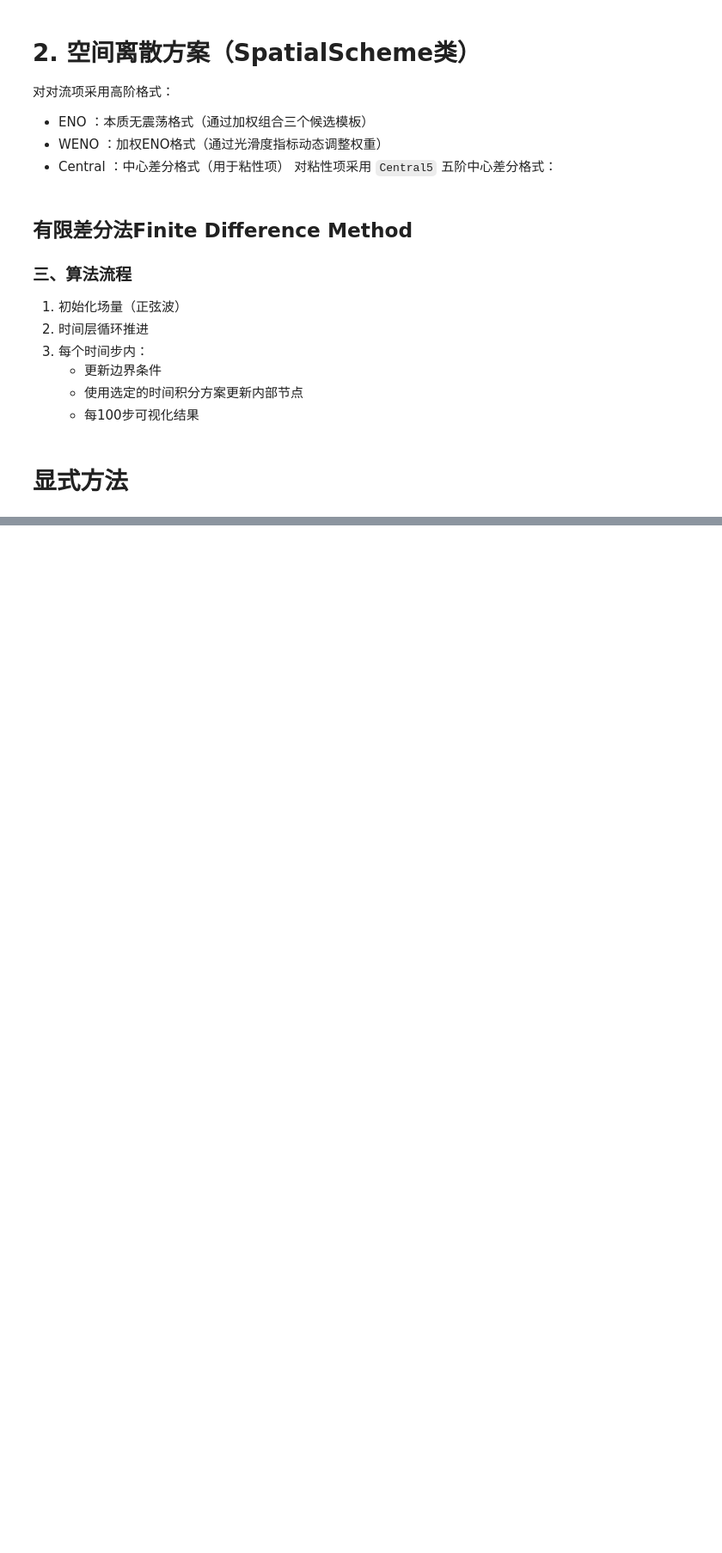
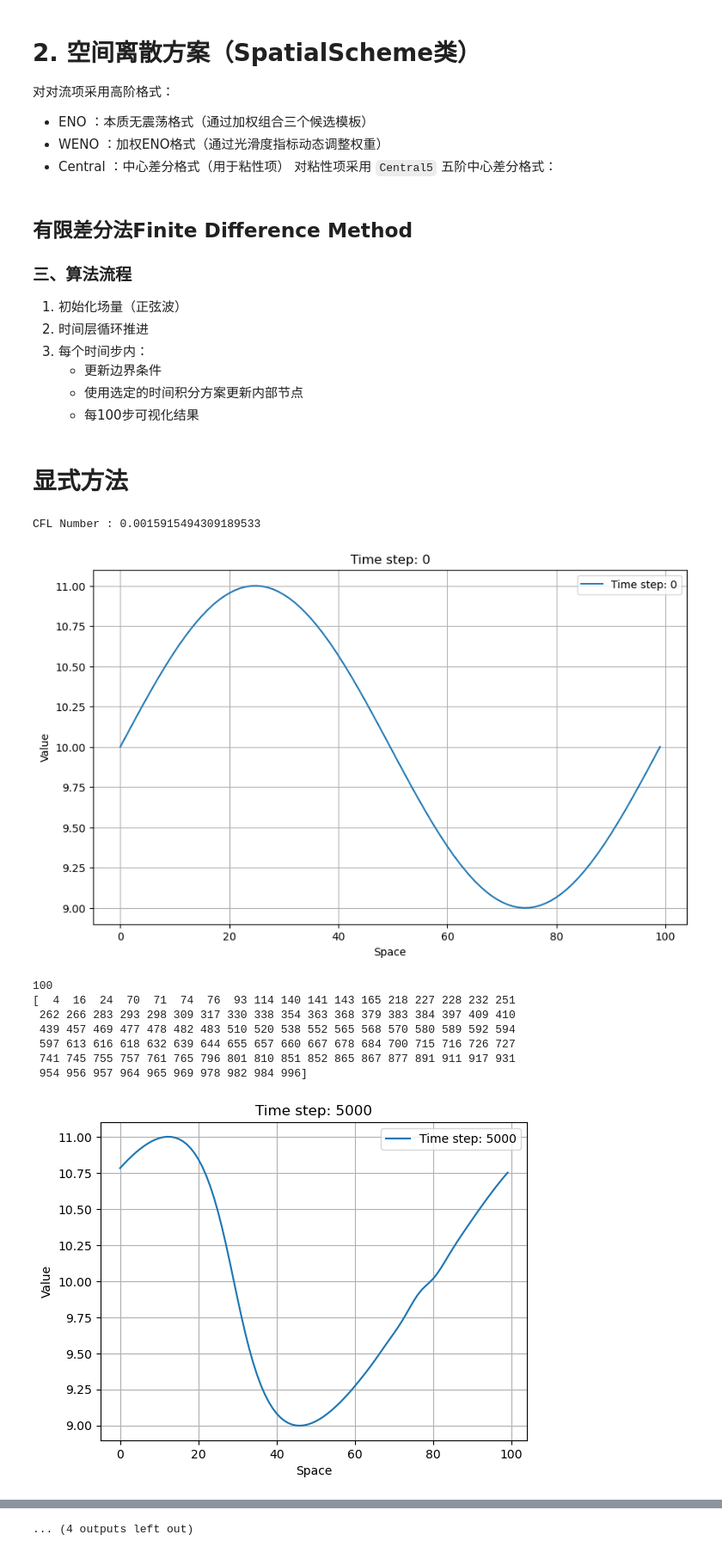
Before and after one commit to Yin169/EDA_competition, a Jupyter notebook: notebook/ils.ipynb, the cells around one changed output, grey strips where cells are left out. Shown at 86% size. Drawn from its saved outputs; the diff is of its cells as text; code cells hidden in the pictures; blank space fills up the shorter version.

```diff
--- a/notebook/ils.ipynb
+++ b/notebook/ils.ipynb
@@ -240,7 +241,7 @@ class FiniteDifference:
                 self.field[i][j] = self.timescheme(self.field, self.rhs, i-1, j)
             if (i % 5000 == 0 or i == self.ntime-1):
                 self.plot(i)
-                self.post_process(i)
+                self.post_process(i, 10*self.nspace)
                 plt.show()
 
     def plot(self, i):
@@ -262,26 +263,32 @@ class FiniteDifference:
         plt.show()
 
 
-    def post_process(self, i):
+    def post_process(self, i, n):
         # 提取当前样本的场
         field = self.field[i, self.nspace: 2*self.nspace]
 
         # 优化1: 简化掩码生成（单行高效实现）
-        prob_mask = 0.1
-        mask = (np.random.rand(self.nspace) < prob_mask).astype(np.int64)
+        # prob_mask = 0.1
+        # mask = (np.random.rand(self.nspace) < prob_mask).astype(np.int64)
+        mask = np.zeros(n, dtype=np.int64)
+        random_numbers = random.sample(range(0, n), self.nspace)
+        mask[random_numbers] = 1
 
         # 优化2: 直接获取选择后的场值
-        field_selected = field[mask > 0]
+        # field_selected = field[mask > 0]
+        field_selected = field
 
         # 计算测量数量和估计稀疏度
         m = np.sum(mask)
         k = max(1, m)  # 根据测量数量估计稀疏度，通常k < m/2 [[2]]
+        print(m)
 
         # 生成DFT矩阵
-        fmatrix = self.dftmtx(self.nspace)
+        fmatrix = self.dftmtx(n)
 
         # 优化3: 高效获取非零索引（避免冗余计算）
         nonzereo_indices = np.where(mask > 0)[0]
+        print(nonzereo_indices)
 
         # 优化4: 直接索引选择DFT行
         A = fmatrix[nonzereo_indices, :]  # 欠采样测量矩阵
@@ -299,8 +306,8 @@ class FiniteDifference:
 
         # 优化8: 添加完整可视化（对比原始场）
         plt.figure(figsize=(10, 6))
-        plt.plot(reconstruct_field, label='Reconstructed (OMP)')
-        plt.plot(field, 'r--', alpha=0.5, label='Original')
+        plt.plot(np.linspace(0, self.nspace, reconstruct_field.shape[0]), reconstruct_field, label='Reconstructed (OMP)')
+        plt.plot(np.linspace(0, self.nspace, field.shape[0]), field, 'r--', alpha=0.5, label='Original')
         plt.legend()
         plt.title(f'OMP Reconstruction (Sample {i}, Sparsity k={k})')
         plt.xlabel('Spatial Index')
@@ -348,9 +355,9 @@ class FiniteDifference:
 endtime = 2.0
 endspace = 2*np.pi
 Nt = 20000
-Nx = 200
+Nx = 100
 Tsc = TimeScheme(endtime/Nt)
 Ssc = SpatialScheme()
-exp1 = FiniteDifference(Tsc.RungeKutta, Ssc.Upwind, Nt, Nx, endtime, endspace, 0.00)
-exp1.run()
+# exp1 = FiniteDifference(Tsc.RungeKutta, Ssc.Upwind, Nt, Nx, endtime, endspace, 0.00)
+# exp1.run()
 # %%
@@ -359,3 +366,14 @@ exp2.run()
 # %%
 exp3 = FiniteDifference(Tsc.RungeKutta, Ssc.WENO, Nt, Nx, endtime, endspace, 0.00)
-exp3.run()
+%timeit exp3.run()
+# %% [output]
+CFL Number : 0.0015915494309189533
+[figure, added]
+100
+[  4  16  24  70  71  74  76  93 114 140 141 143 165 218 227 228 232 251
+ 262 266 283 293 298 309 317 330 338 354 363 368 379 383 384 397 409 410
+ 439 457 469 477 478 482 483 510 520 538 552 565 568 570 580 589 592 594
+ 597 613 616 618 632 639 644 655 657 660 667 678 684 700 715 716 726 727
+ 741 745 755 757 761 765 796 801 810 851 852 865 867 877 891 911 917 931
+ 954 956 957 964 965 969 978 982 984 996]
+[figure, added]
@@ -361,0 +406 @@ exp3.run()
+... (4 outputs left out)
```
Also changed, not shown: parts of 3 cells of this notebook.
